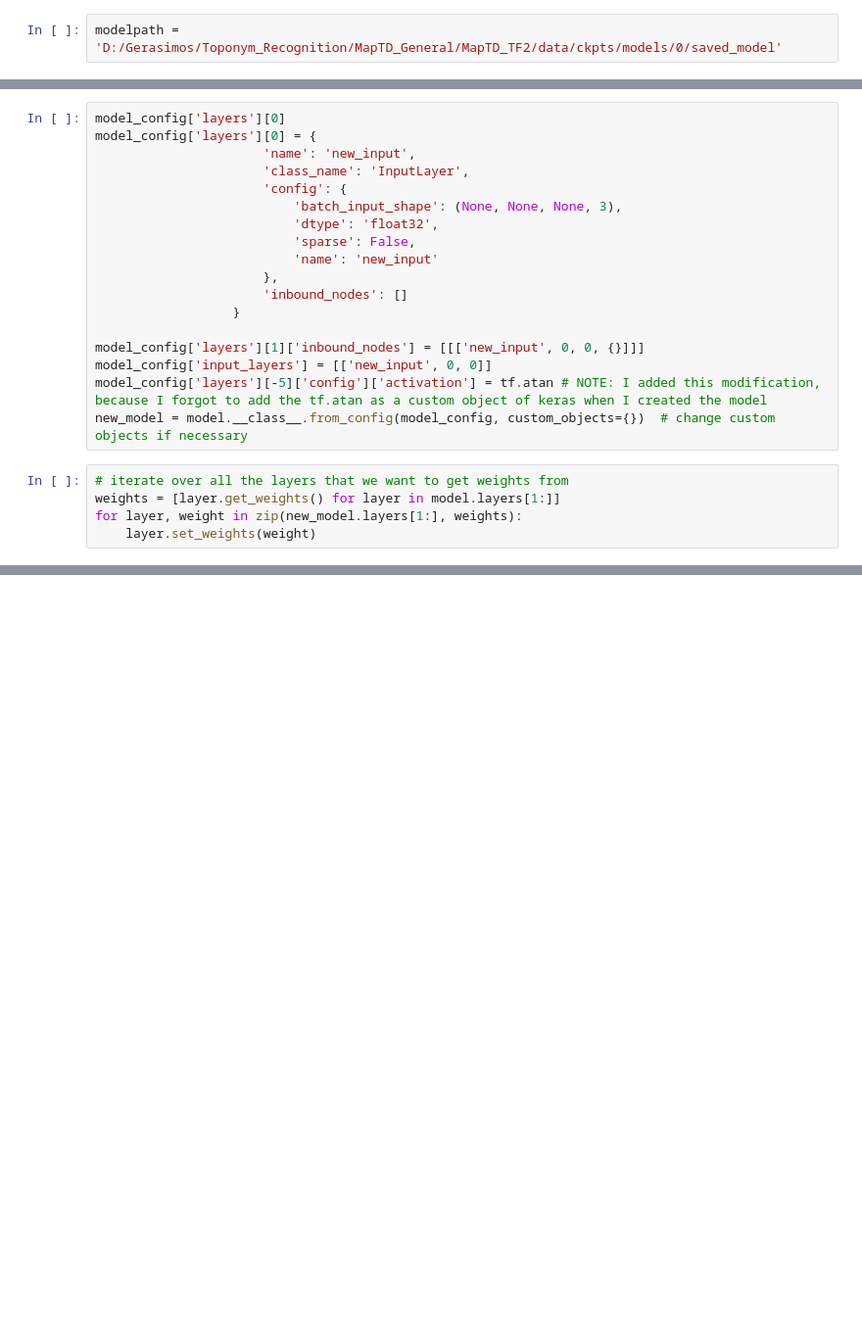
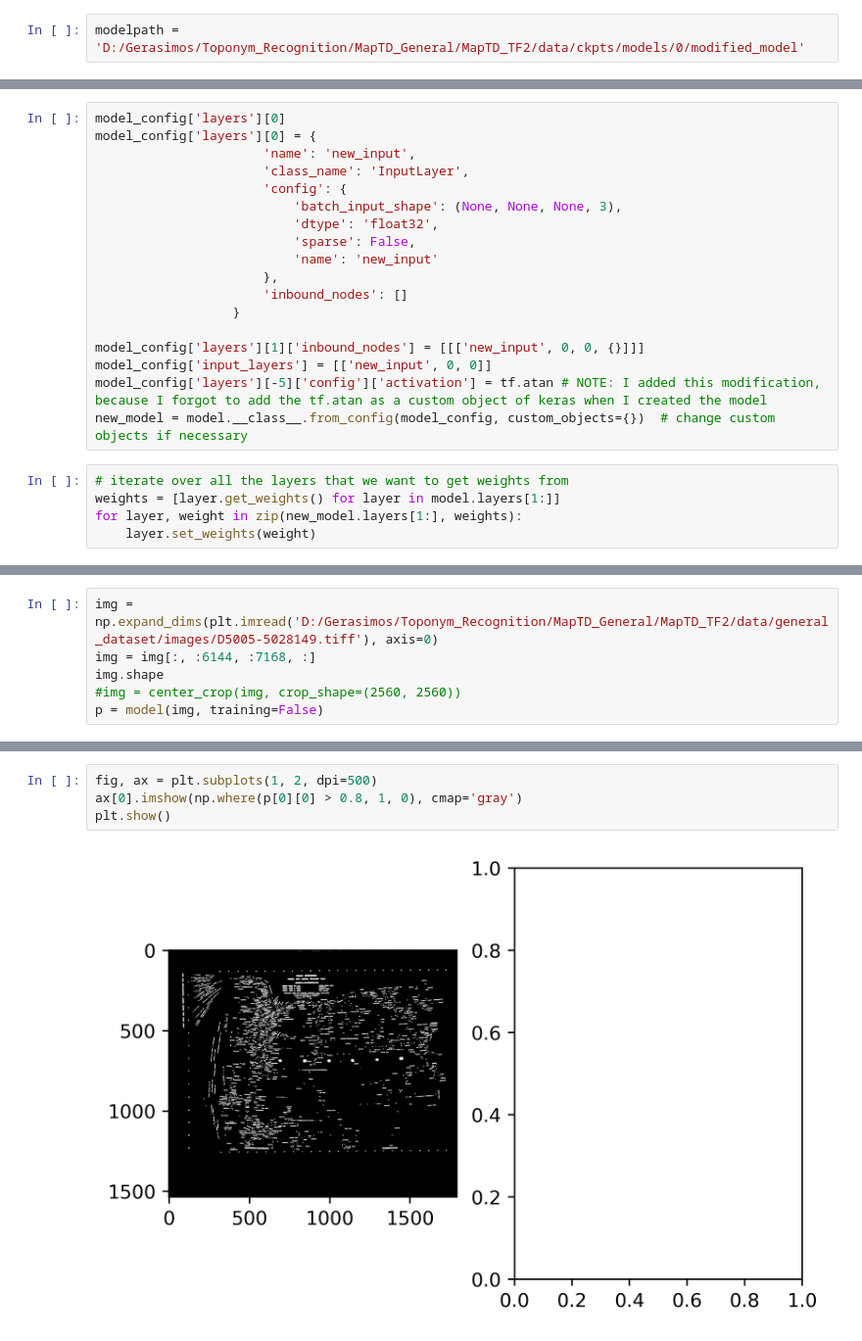
Before and after one commit to gerasimos-matidis/MapTD_TF2, a Jupyter notebook: change_input_layer_of_a_model.ipynb, the cells around one changed output, grey strips where cells are left out. Shown at 98% size. Drawn from its saved outputs; the diff is of its cells as text; blank space fills up the shorter version.

```diff
--- a/change_input_layer_of_a_model.ipynb
+++ b/change_input_layer_of_a_model.ipynb
@@ -6,6 +9,6 @@ import keras
 from maptd_model import maptd_model
 # %%
-modelpath = 'D:/Gerasimos/Toponym_Recognition/MapTD_General/MapTD_TF2/data/ckpts/models/0/saved_model'
+modelpath = 'D:/Gerasimos/Toponym_Recognition/MapTD_General/MapTD_TF2/data/ckpts/models/0/modified_model'
 # %%
 model = keras.models.load_model(modelpath)
 #model = maptd_model(input_size=512)
@@ -50,0 +46,6 @@ plt.show()
+# %%
+img = np.expand_dims(plt.imread('D:/Gerasimos/Toponym_Recognition/MapTD_General/MapTD_TF2/data/general_dataset/images/D5005-5028149.tiff'), axis=0)
+img = img[:, :6144, :7168, :]
+img.shape
+#img = center_crop(img, crop_shape=(2560, 2560))
+p = model(img, training=False)
@@ -50,0 +57,6 @@ plt.show()
+# %%
+fig, ax = plt.subplots(1, 2, dpi=500)
+ax[0].imshow(np.where(p[0][0] > 0.8, 1, 0), cmap='gray')
+plt.show()
+# %% [output]
+[figure, added]
```
Also changed, not shown: parts of 8 cells of this notebook, 3 other files.
